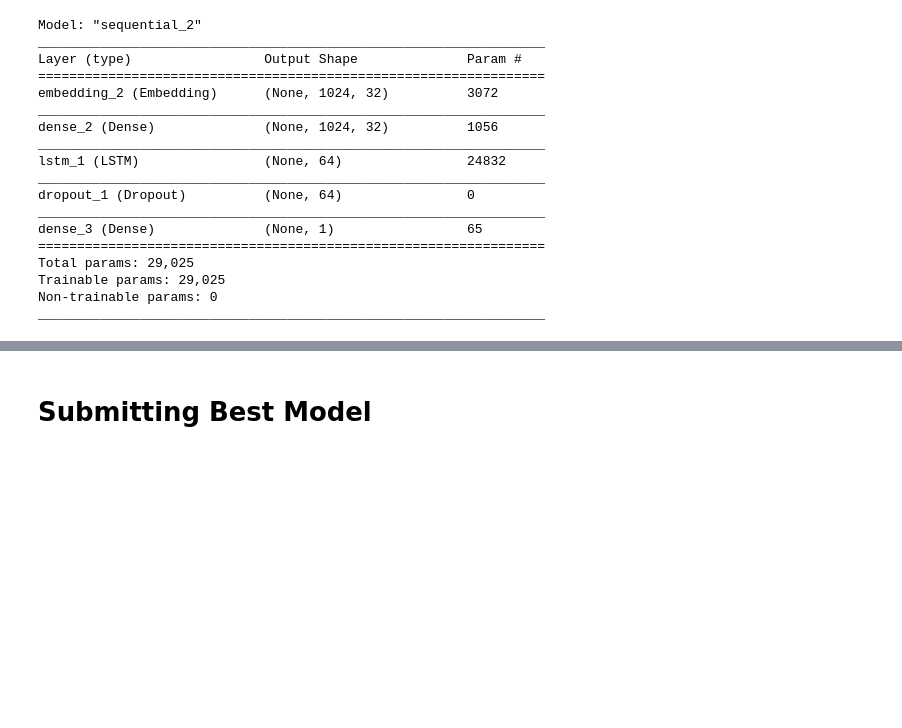
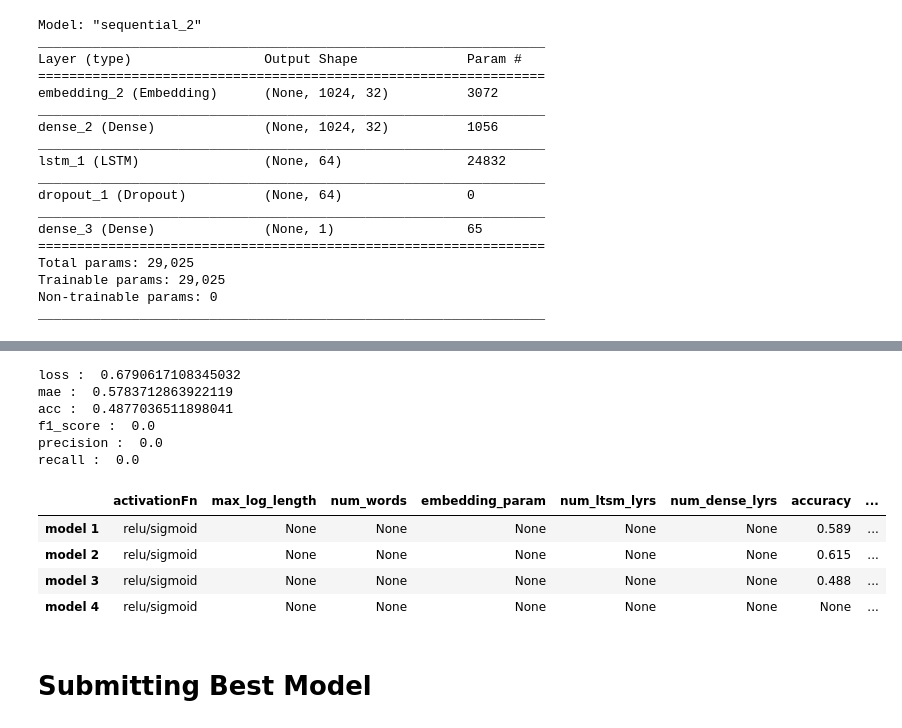
Before and after one commit to kbridge14/grad_school_portfolio, a Jupyter notebook: Fall2020/MSDS422/rnn/TwitterChallengeAsn7.ipynb, the cells around one changed output, grey strips where cells are left out. Cells and saved outputs as stored; diff of their text form; code cells hidden in the pictures; blank space fills up the shorter version.

Commit message:
results tables both versions

```diff
--- a/Fall2020/MSDS422/rnn/TwitterChallengeAsn7.ipynb
+++ b/Fall2020/MSDS422/rnn/TwitterChallengeAsn7.ipynb
@@ -286,7 +333,7 @@ my_model.add(LSTM(units=64, recurrent_dropout=0.5))
 my_model.add(Dropout(0.5))
 my_model.add(Dense(units=1, activation = 'relu'))
 # %%
-my_model.compile(loss = 'binary_crossentropy', optimizer = 'sgd', metrics = ['accuracy', 'mae'])
+my_model.compile(loss = 'binary_crossentropy', optimizer = 'sgd', metrics = ['accuracy', 'mae', f1_m, precision_m, recall_m])
 # %%
 my_model.summary()
 # %% [output]
@@ -320,4 +367,4 @@ Epoch 3/3
 <tensorflow.python.keras.callbacks.History at 0x...>
 # %%
-my_model.evaluate(x=X_test, y=y_test, batch_size = 128)
+loss3, mae1, accuracy3, f1_score3, precision3, recall3 = my_model.evaluate(x=X_test, y=y_test, batch_size = 128)
 # %% [output]
@@ -326,3 +372,34 @@ my_model.evaluate(x=X_test, y=y_test, batch_size = 128)
+# %%
+print("loss : ", loss3)
+print("mae : ", mae1)
+print("acc : ", accuracy3)
+print("f1_score : ", f1_score3)
+print("precision : ", precision3)
+print("recall : ", recall3)
+# %% [output]
+loss :  0.6790617108345032
+mae :  0.5783712863922119
+acc :  0.4877036511898041
+f1_score :  0.0
+precision :  0.0
+recall :  0.0
+# %%
+table["model 3"]["loss"] = loss3
+table["model 3"]["accuracy"] = accuracy3
+table["model 3"]["f1"] = f1_score3
+table["model 3"]["precision"] = precision3
+table["model 3"]["recall"] = recall3
+# %%
+pd.options.display.float_format = "{:,.3f}".format
+# %%
+#### summary
+pd.DataFrame(table).transpose()
+# %% [output]
+|  | activationFn | max_log_length | num_words | embedding_param | num_ltsm_lyrs | num_dense_lyrs | accuracy | ... |
+| model 1 | relu/sigmoid | None | None | None | None | None | 0.589 | ... |
+| model 2 | relu/sigmoid | None | None | None | None | None | 0.615 | ... |
+| model 3 | relu/sigmoid | None | None | None | None | None | 0.488 | ... |
+| model 4 | relu/sigmoid | None | None | None | None | None | None | ... |
 # %% [markdown]
 # Submitting Best Model
 # %%
```
Also changed, not shown: parts of 22 cells of this notebook, 1 other file.
